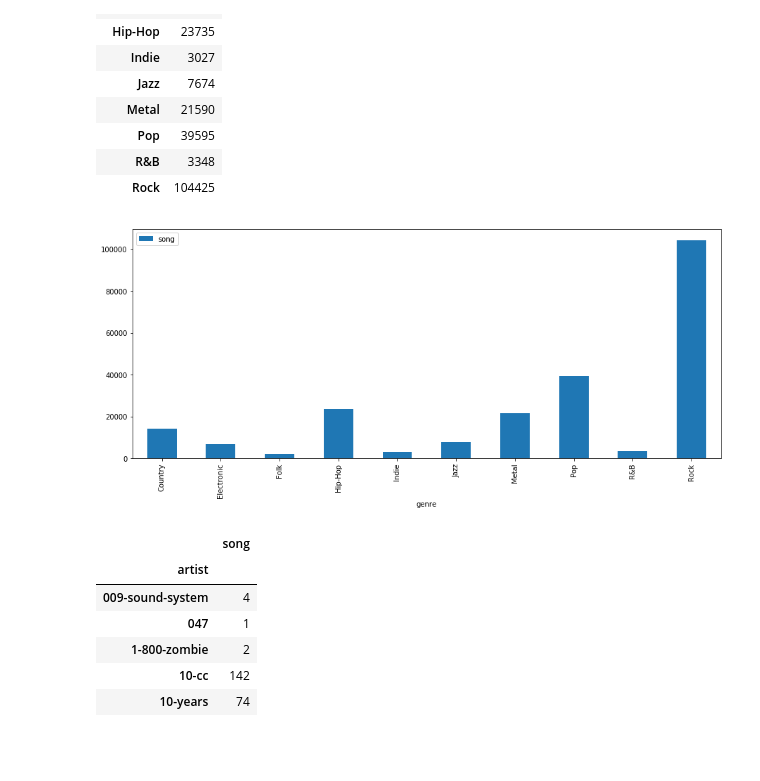
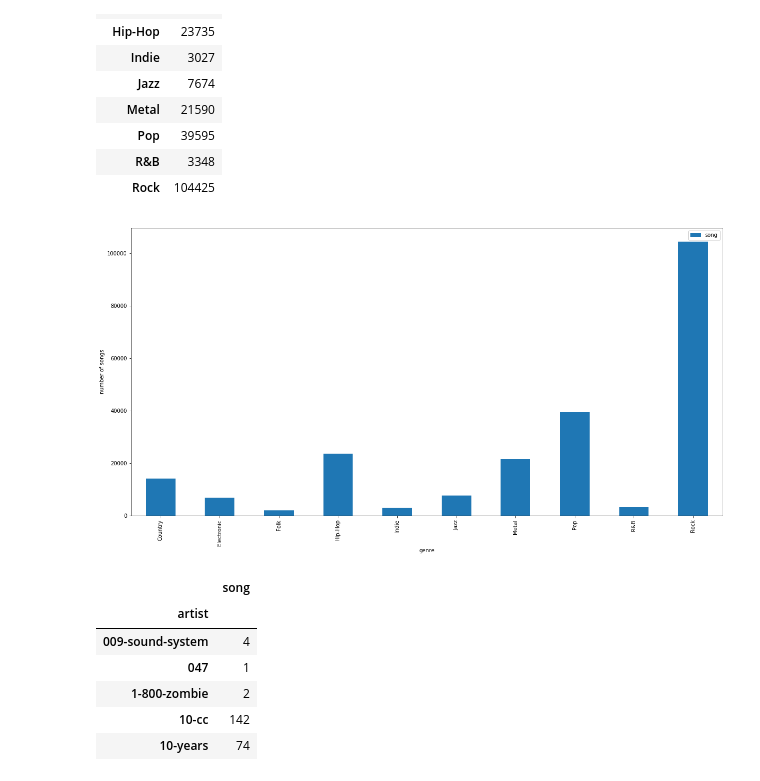
Before and after one commit to ShawnLe007/Lyric-Machine-Learning-Analysis, a Jupyter notebook: COGS118B.ipynb, the cells around one changed output. Saved outputs shown, nothing was run; the diff lists cells and outputs as text; code cells hidden in the pictures; blank space fills up the shorter version.

```diff
--- a/COGS118B.ipynb
+++ b/COGS118B.ipynb
@@ -410,5 +412,5 @@ plt.show()
 # %%
-plt.rc("figure", figsize=(15, 6))
 sns.boxplot(x="genre", y="word_count", data=df)
+plt.figure(figsize=(20,10))
 plt.show()
 # %% [output]
@@ -459,10 +462,11 @@ genre
 | R&B | 3348 |
 | Rock | 104425 |
 # %%
-genre.plot(kind='bar')
+genre.plot(kind='bar', figsize=(20,10))
+plt.ylabel("number of songs")
 plt.show()
 # %% [output]
-[figure, old version]
+[figure, new version]
 # %%
 artist = df.groupby(['artist']).count()[['song']]
 artist.head()
```
Also changed, not shown: parts of 21 cells of this notebook.
